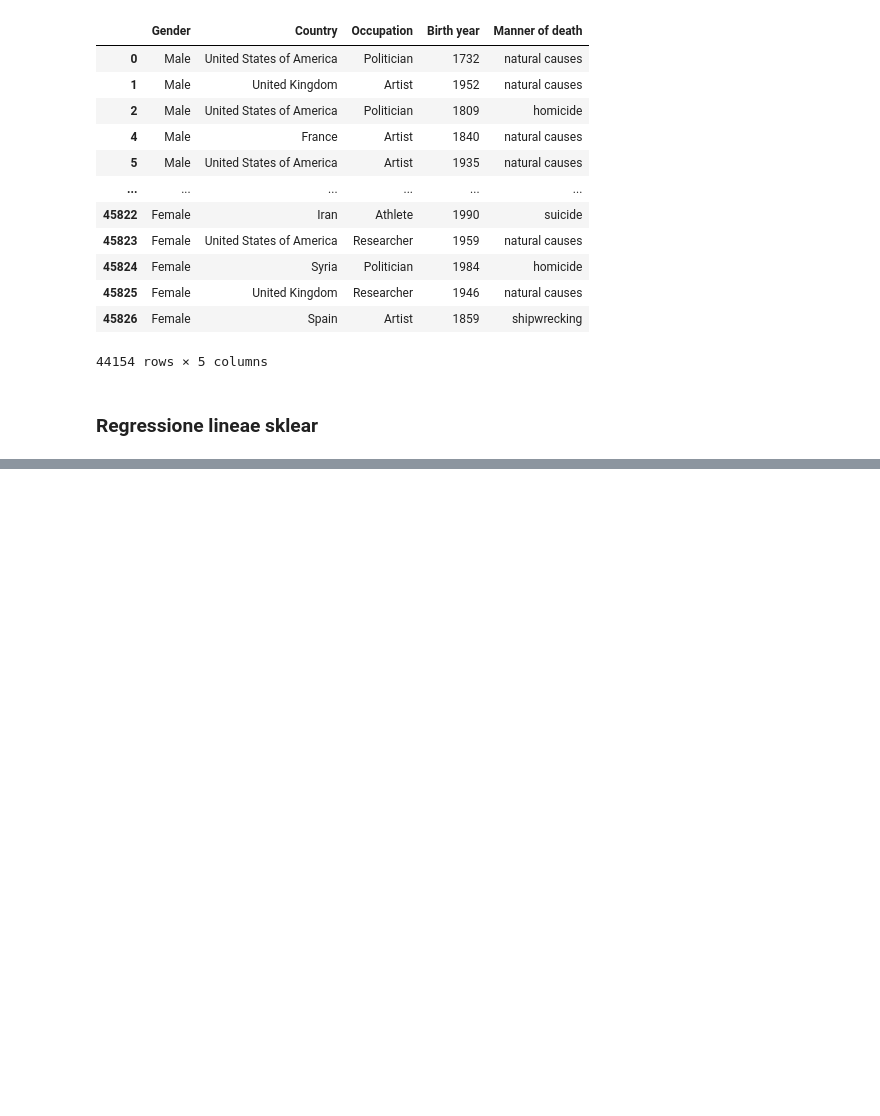
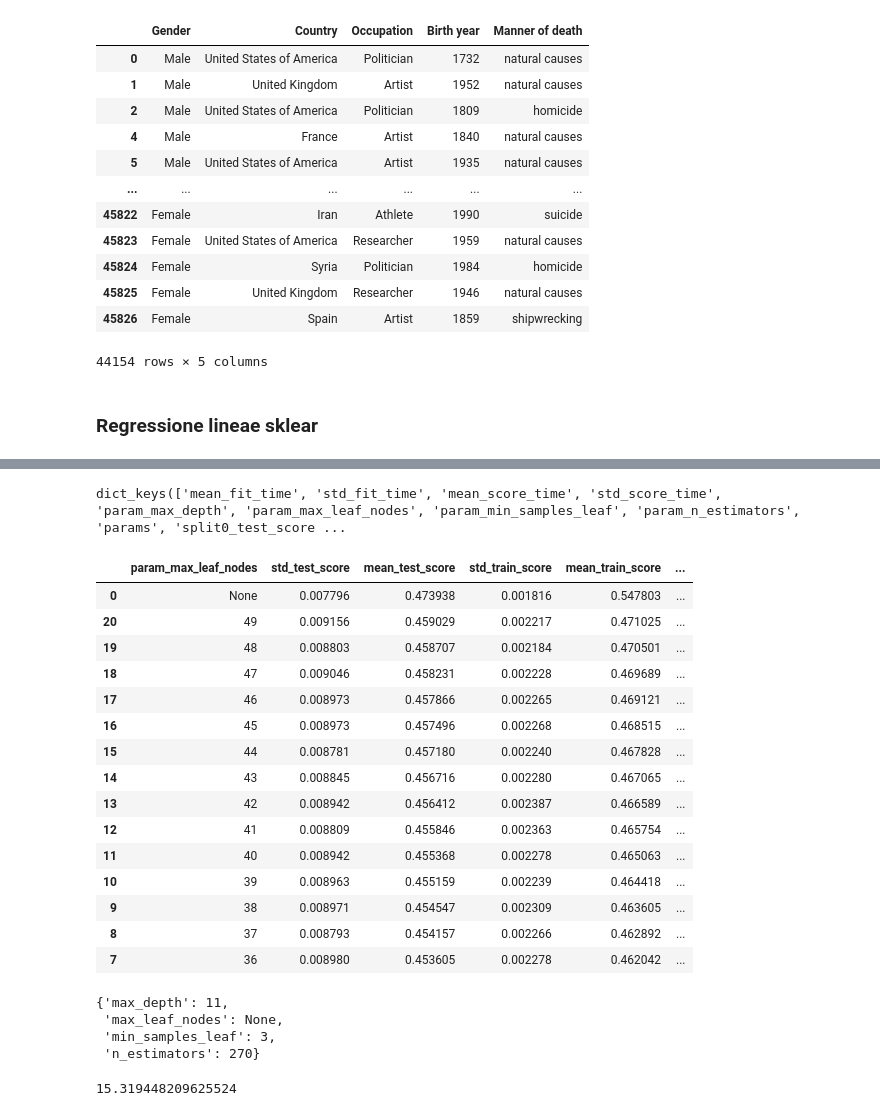
Before and after one commit to MarcoPedrazzi/UFS-04_Finardi_Pogetto_Esame, a Jupyter notebook: notebooks/senza altro.ipynb, the cells around one changed output, grey strips where cells are left out. Saved outputs shown, nothing was run; the diff lists cells and outputs as text; code cells hidden in the pictures; blank space fills up the shorter version.

```diff
--- a/notebooks/senza altro.ipynb
+++ b/notebooks/senza altro.ipynb
@@ -112,7 +112,7 @@ df
 44154 rows × 8 columns
 # %%
 X=df[['Gender','Country','Occupation','Birth year','Manner of death']]
-y=df[['Death year']]
+y=df[['Age of death']]
 # %%
 X
 # %% [output]
@@ -149,7 +149,8 @@ X_test=data_preparatio(X_test)
 ### Regressione lineae sklear
 # %%
 linear_model= LinearRegression()
-grid = {
+grid_linear = {
     'fit_intercept':[True,False]
 }
-grid_search =GridSearchCV(estimator=linear_model,param_grid=grid_linear,cv=5,verbose=2,return_train_score=True)
+grid_search_linear =GridSearchCV(estimator=linear_model,param_grid=grid_linear,cv=5,verbose=3,return_train_score=True)
+grid_search_linear.fit(X_train, y_train)
@@ -155,0 +187,4 @@ grid_search =GridSearchCV(estimator=linear_model,param_grid=grid_linear,cv=5,ver
+# %%
+linear_model_grid= LinearRegression()
+linear_model_grid.fit(X_train,y_train)
+predict_linear =linear_model_grid.predict(X_test)
@@ -155,0 +197,10 @@ grid_search =GridSearchCV(estimator=linear_model,param_grid=grid_linear,cv=5,ver
+# %%
+Random_model= RandomForestRegressor()
+grid_Random = {
+    'n_estimators': [270],
+    'max_depth': [11],
+    'min_samples_leaf':[3],
+    'max_leaf_nodes': [None]
+}
+grid_search_Random =GridSearchCV(estimator=Random_model,param_grid=grid_Random,cv=5,verbose=3,return_train_score=True,n_jobs=-1)
+grid_search_Random.fit(X_train, y_train)
@@ -155,0 +216,31 @@ grid_search =GridSearchCV(estimator=linear_model,param_grid=grid_linear,cv=5,ver
+# %%
+grid_search_Random.cv_results_.keys()
+# %% [output]
+dict_keys(['mean_fit_time', 'std_fit_time', 'mean_score_time', 'std_score_time', 'param_max_depth', 'param_max_leaf_nodes', 'param_min_samples_leaf', 'param_n_estimators', 'params', 'split0_test_score ...
+# %%
+pd.DataFrame.from_dict(grid_search_Random.cv_results_)[[
+    'param_max_leaf_nodes', 'std_test_score', 'mean_test_score','std_train_score', 'mean_train_score', 'rank_test_score']].sort_values(by='rank_test_score').head(15)
+# %% [output]
+|  | param_max_leaf_nodes | std_test_score | mean_test_score | std_train_score | mean_train_score | ... |
+| 0 | None | 0.007796 | 0.473938 | 0.001816 | 0.547803 | ... |
+| 20 | 49 | 0.009156 | 0.459029 | 0.002217 | 0.471025 | ... |
+| 19 | 48 | 0.008803 | 0.458707 | 0.002184 | 0.470501 | ... |
+| 18 | 47 | 0.009046 | 0.458231 | 0.002228 | 0.469689 | ... |
+| 17 | 46 | 0.008973 | 0.457866 | 0.002265 | 0.469121 | ... |
+| 16 | 45 | 0.008973 | 0.457496 | 0.002268 | 0.468515 | ... |
+| 15 | 44 | 0.008781 | 0.457180 | 0.002240 | 0.467828 | ... |
+| 14 | 43 | 0.008845 | 0.456716 | 0.002280 | 0.467065 | ... |
+| 13 | 42 | 0.008942 | 0.456412 | 0.002387 | 0.466589 | ... |
+| 12 | 41 | 0.008809 | 0.455846 | 0.002363 | 0.465754 | ... |
+| 11 | 40 | 0.008942 | 0.455368 | 0.002278 | 0.465063 | ... |
+| 10 | 39 | 0.008963 | 0.455159 | 0.002239 | 0.464418 | ... |
+| 9 | 38 | 0.008971 | 0.454547 | 0.002309 | 0.463605 | ... |
+| 8 | 37 | 0.008793 | 0.454157 | 0.002266 | 0.462892 | ... |
+| 7 | 36 | 0.008980 | 0.453605 | 0.002278 | 0.462042 | ... |
+# %%
+grid_search_Random.best_params_
+# %% [output]
+{'max_depth': 11,
+ 'max_leaf_nodes': None,
+ 'min_samples_leaf': 3,
+ 'n_estimators': 270}
@@ -155,0 +251,4 @@ grid_search =GridSearchCV(estimator=linear_model,param_grid=grid_linear,cv=5,ver
+# %%
+mean_absolute_error(y_test,predict_Random)
+# %% [output]
+15.319448209625524
```
Also changed, not shown: parts of 10 cells of this notebook.
